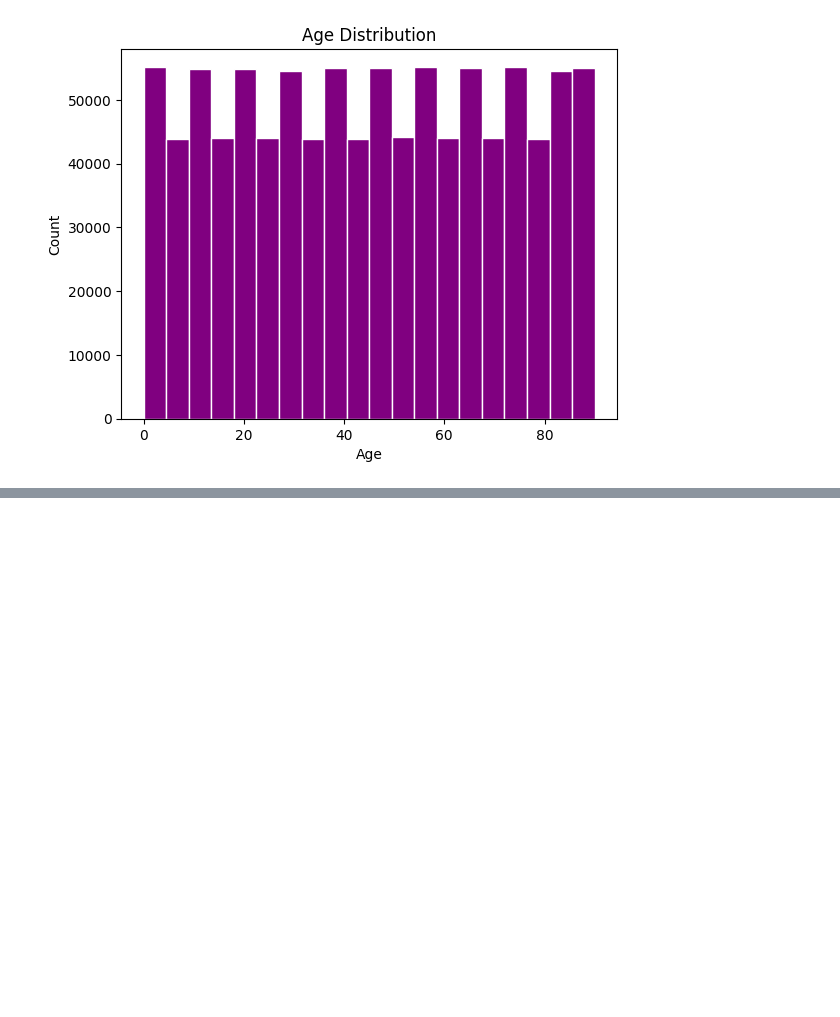
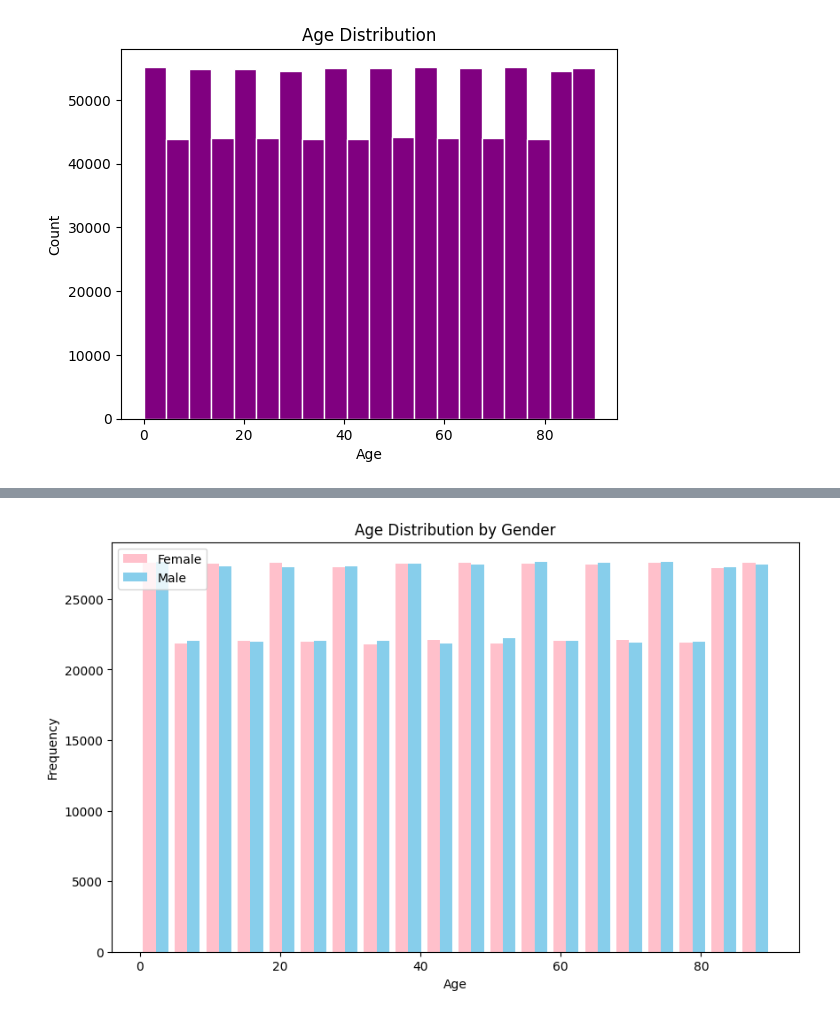
Before and after one commit to hsabaghpour/Health_Care_Data_Analysis_project, a Jupyter notebook: Demography_Data_Analysis_for_Health_Care.ipynb, the cells around one changed output, grey strips where cells are left out. Cells and saved outputs as stored; diff of their text form; code cells hidden in the pictures; blank space fills up the shorter version.

```diff
--- a/Demography_Data_Analysis_for_Health_Care.ipynb
+++ b/Demography_Data_Analysis_for_Health_Care.ipynb
@@ -61,0 +150,12 @@ plt.show()
+# %%
+plt.figure(figsize = (10,6))
+plt.hist([df_visit[df_visit['Gender'] == "Female"]['Age'],df_visit[df_visit['Gender'] == "Male"]['Age']],bins = 20,label = ["Female","Male"],color = ['pink','skyblue'])
+
+plt.title('Age Distribution by Gender')
+plt.xlabel('Age')
+plt.ylabel('Frequency')
+plt.legend()
+plt.show()
+#
+# %% [output]
+[figure, added]
```
Also changed, not shown: parts of 11 cells of this notebook.
